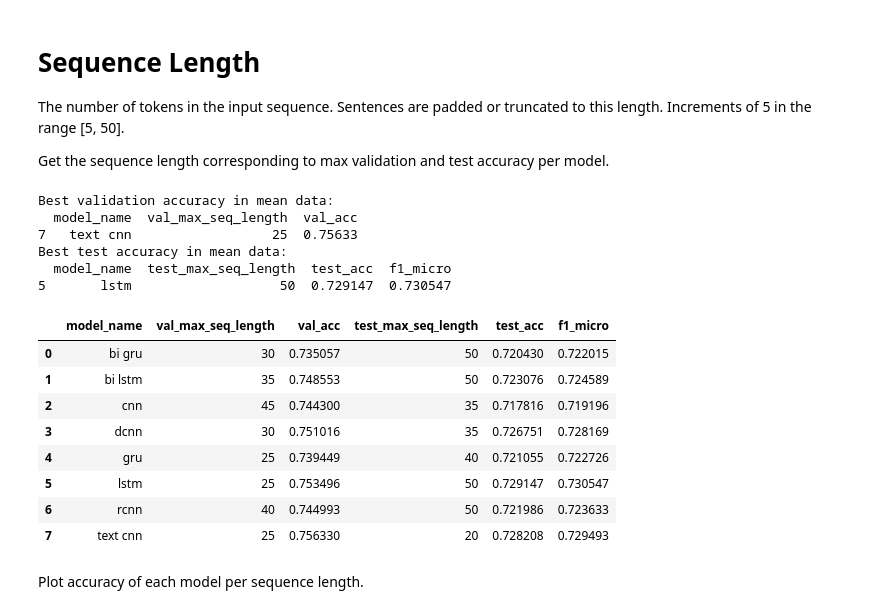
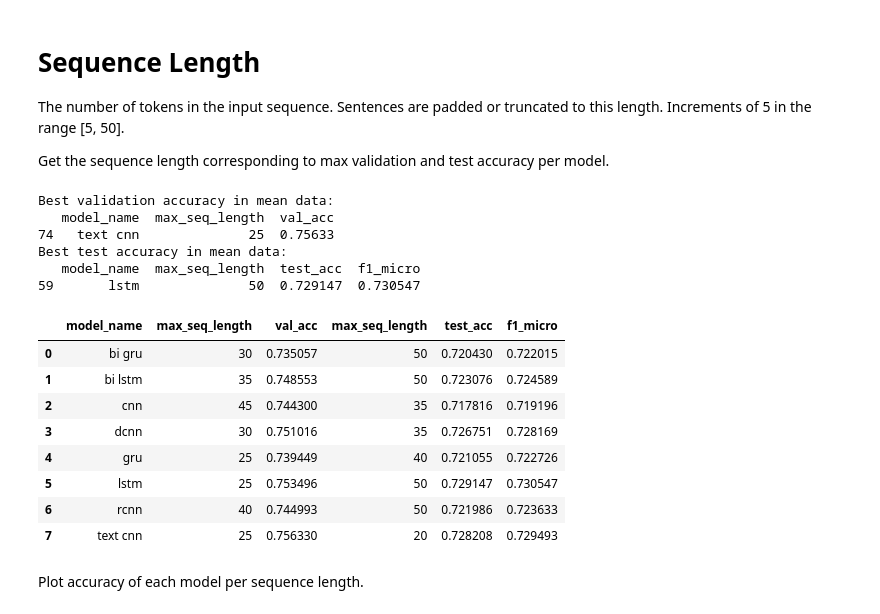
Before and after one commit to NathanDuran/Sentence-Encoding-for-DA-Classification, a Jupyter notebook: data_processing/results.ipynb, the cells around one changed output. Drawn from its saved outputs; the diff is of its cells as text; code cells hidden in the pictures.

```diff
--- a/data_processing/results.ipynb
+++ b/data_processing/results.ipynb
@@ -153,26 +139,26 @@ Get the sequence length corresponding to max validation and test accuracy per mo
 # %%
 # Name of the experiment parameter for comparison
 exp_param = 'max_seq_length'
 
 # Load sequence length experiment data
-seq_data = load_dataframe(os.path.join(task_name, exp_param, exp_param +'_data.csv'))
-seq_mean_data = load_dataframe(os.path.join(task_name, exp_param, exp_param +'_mean_data.csv'))
+seq_data = load_dataframe(os.path.join(task_name, exp_param, exp_param + '_data.csv'))
+seq_mean_data = load_dataframe(os.path.join(task_name, exp_param, exp_param + '_mean_data.csv'))
 
 # Get the max values for each model
-seq_data_max = get_max(seq_mean_data, exp_param)
 print("Best validation accuracy in mean data:")
-print(seq_data_max.loc[[seq_data_max['val_acc'].idxmax()], ['model_name', 'val_' + exp_param, 'val_acc']])
+print(seq_mean_data.loc[[seq_mean_data['val_acc'].idxmax()], ['model_name', exp_param, 'val_acc']])
 print("Best test accuracy in mean data:")
-print(seq_data_max.loc[[seq_data_max['test_acc'].idxmax()], ['model_name', 'test_' + exp_param, 'test_acc', 'f1_micro']])
+print(seq_mean_data.loc[[seq_mean_data['test_acc'].idxmax()], ['model_name', exp_param, 'test_acc', 'f1_micro']])
+seq_data_max = get_max(seq_mean_data, [exp_param])
 seq_data_max
 # %% [output]
 Best validation accuracy in mean data:
-  model_name  val_max_seq_length  val_acc
-7   text cnn                  25  0.75633
+   model_name  max_seq_length  val_acc
+74   text cnn              25  0.75633
 Best test accuracy in mean data:
-  model_name  test_max_seq_length  test_acc  f1_micro
-5       lstm                   50  0.729147  0.730547
+   model_name  max_seq_length  test_acc  f1_micro
+59       lstm              50  0.729147  0.730547
-|  | model_name | val_max_seq_length | val_acc | test_max_seq_length | test_acc | f1_micro |
+|  | model_name | max_seq_length | val_acc | max_seq_length | test_acc | f1_micro |
 | 0 | bi gru | 30 | 0.735057 | 50 | 0.720430 | 0.722015 |
 | 1 | bi lstm | 35 | 0.748553 | 50 | 0.723076 | 0.724589 |
 | 2 | cnn | 45 | 0.744300 | 35 | 0.717816 | 0.719196 |
```
Also changed, not shown: parts of 24 cells of this notebook, 2 other files.
